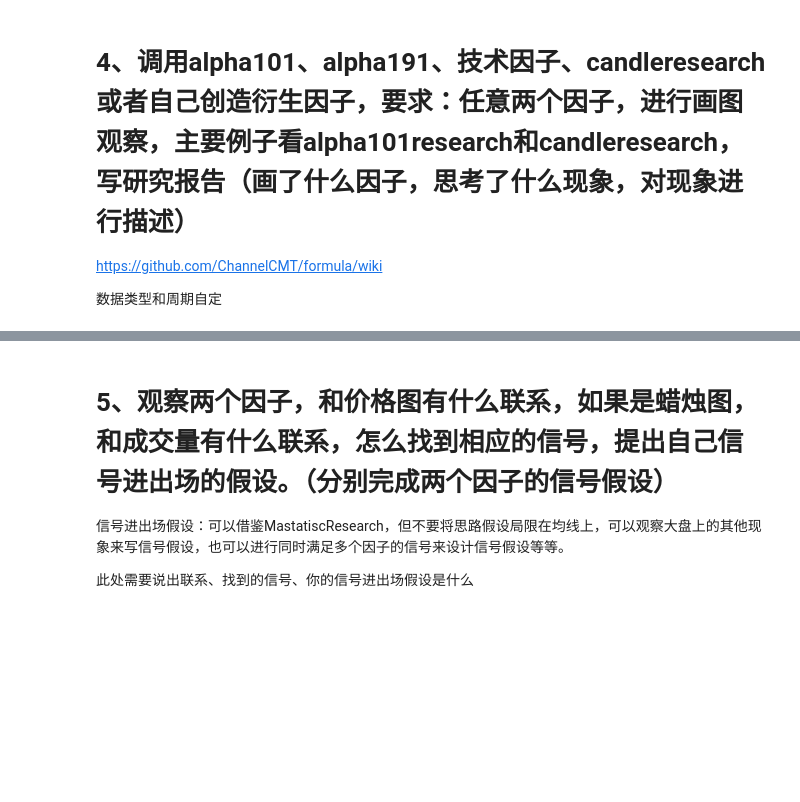
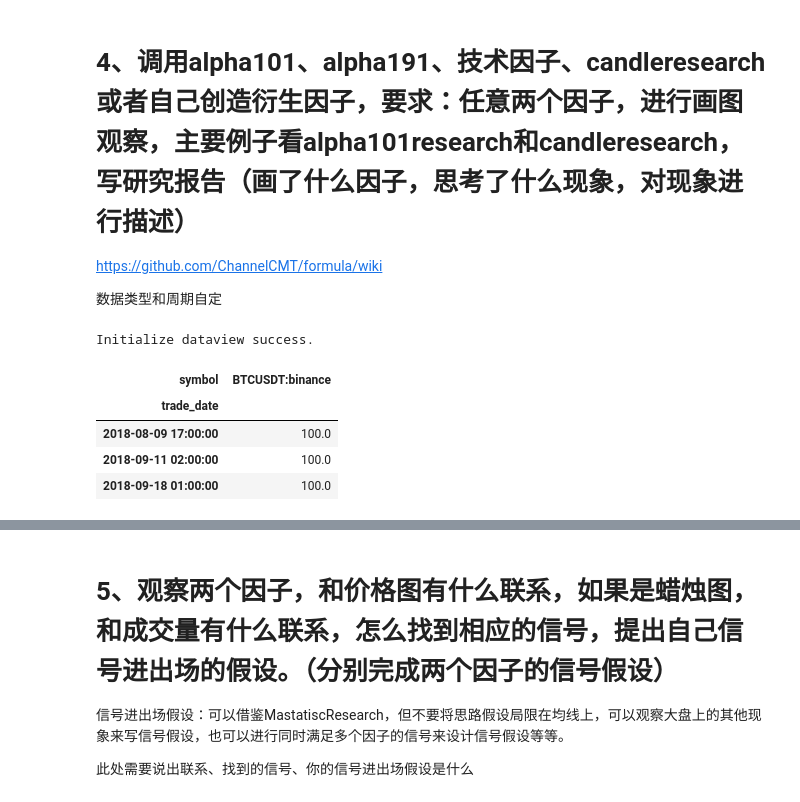
Before and after one commit to pengyaheng/-, a Jupyter notebook: 数据获取与因子绩效试题.ipynb, the cells around one changed output, grey strips where cells are left out. Drawn from its saved outputs; the diff is of its cells as text; code cells hidden in the pictures; blank space fills up the shorter version.

```diff
--- a/数据获取与因子绩效试题.ipynb
+++ b/数据获取与因子绩效试题.ipynb
@@ -245,0 +260,7 @@ https://github.com/ChannelCMT/formula/wiki
+# %%
+from jaqs_fxdayu.data.hf_dataview import HFDataView
+
+dv1H = HFDataView()
+dv1H.create_init_dv(Time_dict.set_index(["trade_date","symbol"]))
+# %% [output]
+Initialize dataview success.
@@ -245,0 +288,8 @@ https://github.com/ChannelCMT/formula/wiki
+# %%
+MorningdojiStarVolume[MorningdojiStarVolume['BTCUSDT:binance']==100]
+# %% [output]
+| symbol | BTCUSDT:binance |
+| trade_date |  |
+| 2018-08-09 17:00:00 | 100.0 |
+| 2018-09-11 02:00:00 | 100.0 |
+| 2018-09-18 01:00:00 | 100.0 |
```
Also changed, not shown: parts of 19 cells of this notebook.
